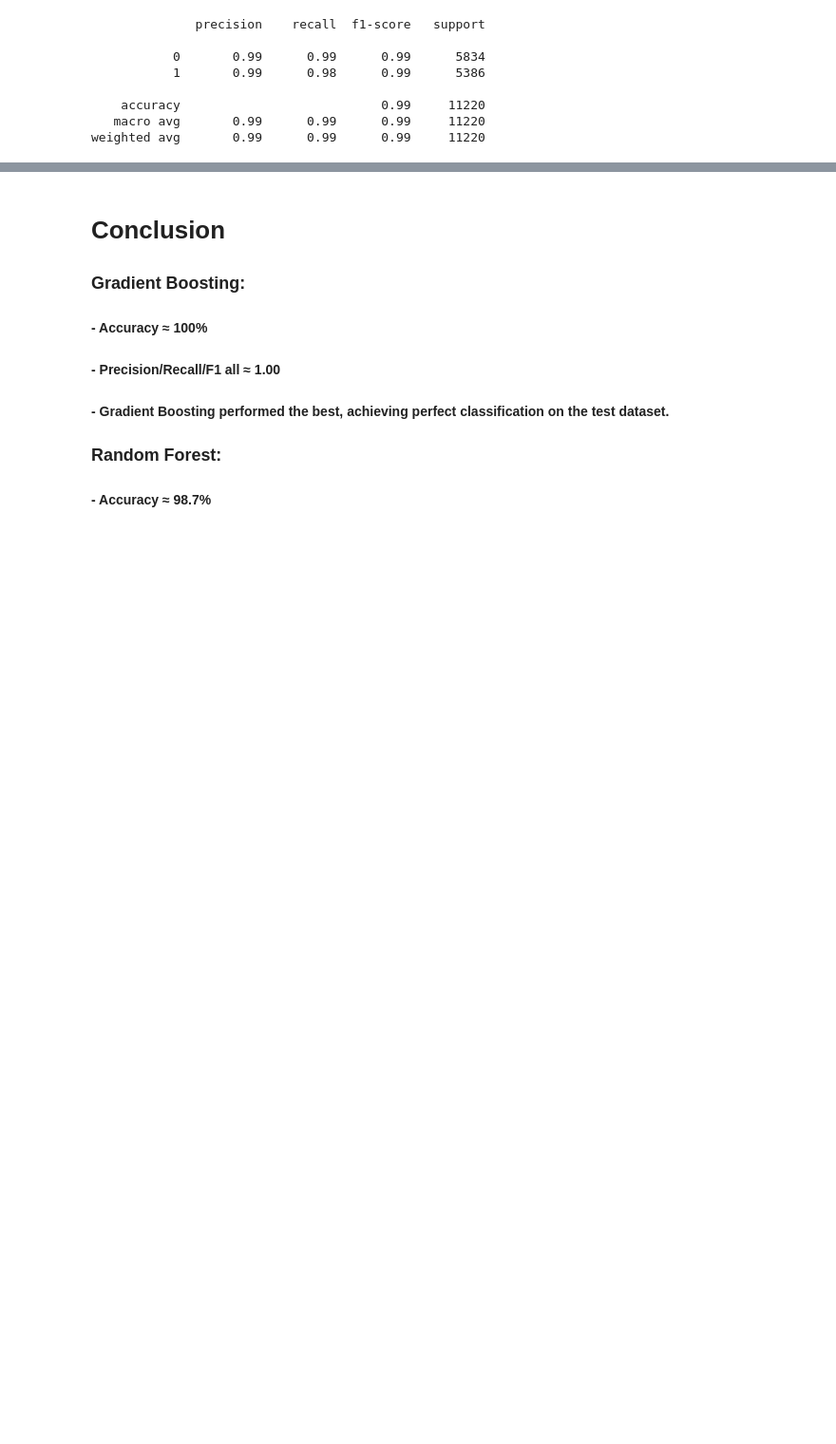
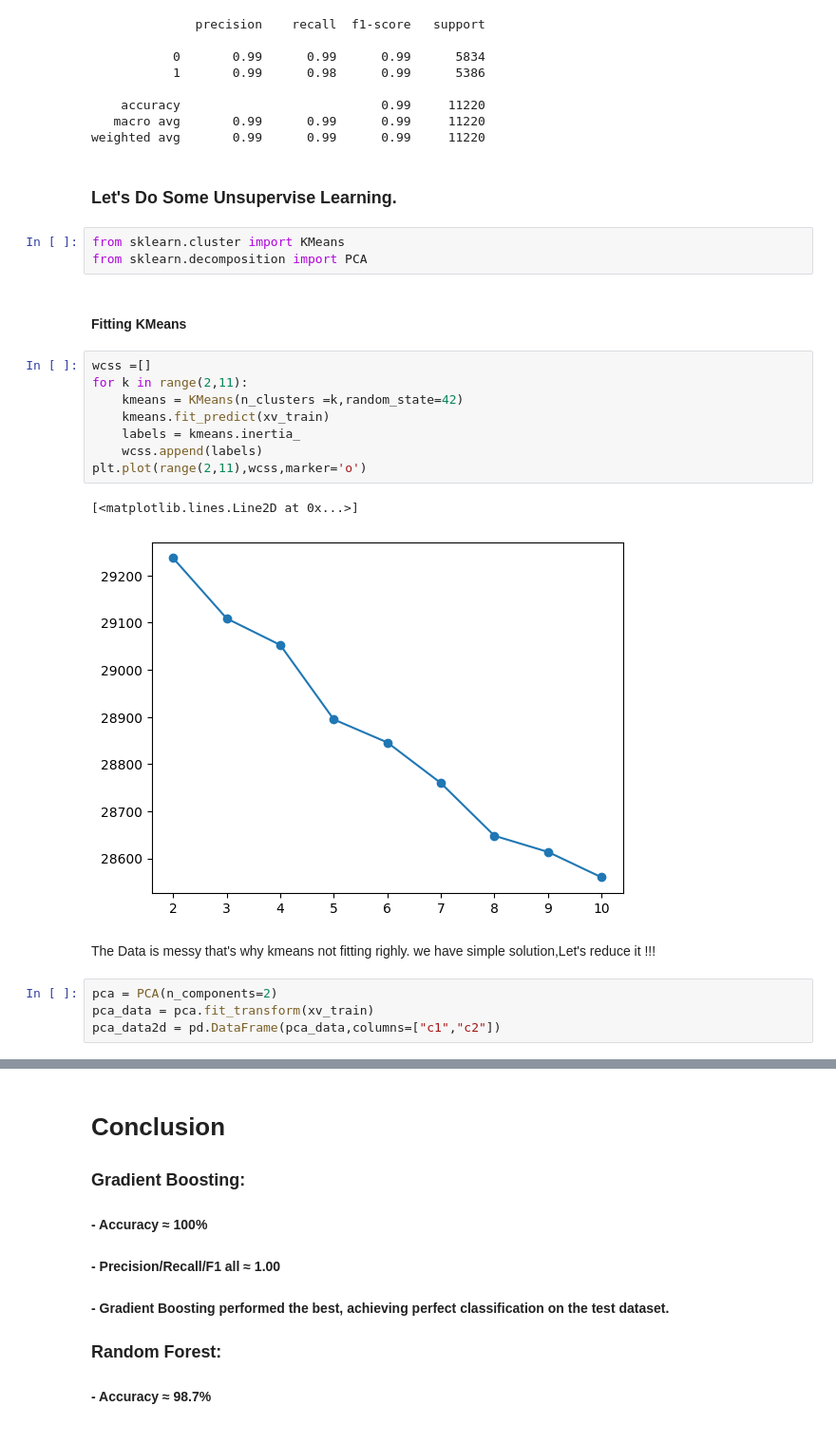
Before and after one commit to omkar3311/News_Gaurd, a Jupyter notebook: NoteBook/Fake_News_Detection.ipynb, the cells around one changed output, grey strips where cells are left out. Shown at 95% size. Cells and saved outputs as stored; diff of their text form; blank space fills up the shorter version.

Commit message:
Unsupervised learning

```diff
--- a/NoteBook/Fake_News_Detection.ipynb
+++ b/NoteBook/Fake_News_Detection.ipynb
@@ -301,3 +303,27 @@ print (classification_report(y_test, pred_rf))
     accuracy                           0.99     11220
    macro avg       0.99      0.99      0.99     11220
 weighted avg       0.99      0.99      0.99     11220
+# %% [markdown]
+### Let's Do Some Unsupervise Learning.
+# %%
+from sklearn.cluster import KMeans
+from sklearn.decomposition import PCA
+# %% [markdown]
+#### Fitting KMeans
+# %%
+wcss =[]
+for k in range(2,11):
+    kmeans = KMeans(n_clusters =k,random_state=42)
+    kmeans.fit_predict(xv_train)
+    labels = kmeans.inertia_
+    wcss.append(labels)
+plt.plot(range(2,11),wcss,marker='o')
+# %% [output]
+[<matplotlib.lines.Line2D at 0x...>]
+[figure, added]
+# %% [markdown]
+The Data is messy that's why kmeans not fitting righly. we have simple solution,Let's reduce it !!!
+# %%
+pca = PCA(n_components=2)
+pca_data = pca.fit_transform(xv_train)
+pca_data2d = pd.DataFrame(pca_data,columns=["c1","c2"])
```
Also changed, not shown: parts of 12 cells of this notebook.
